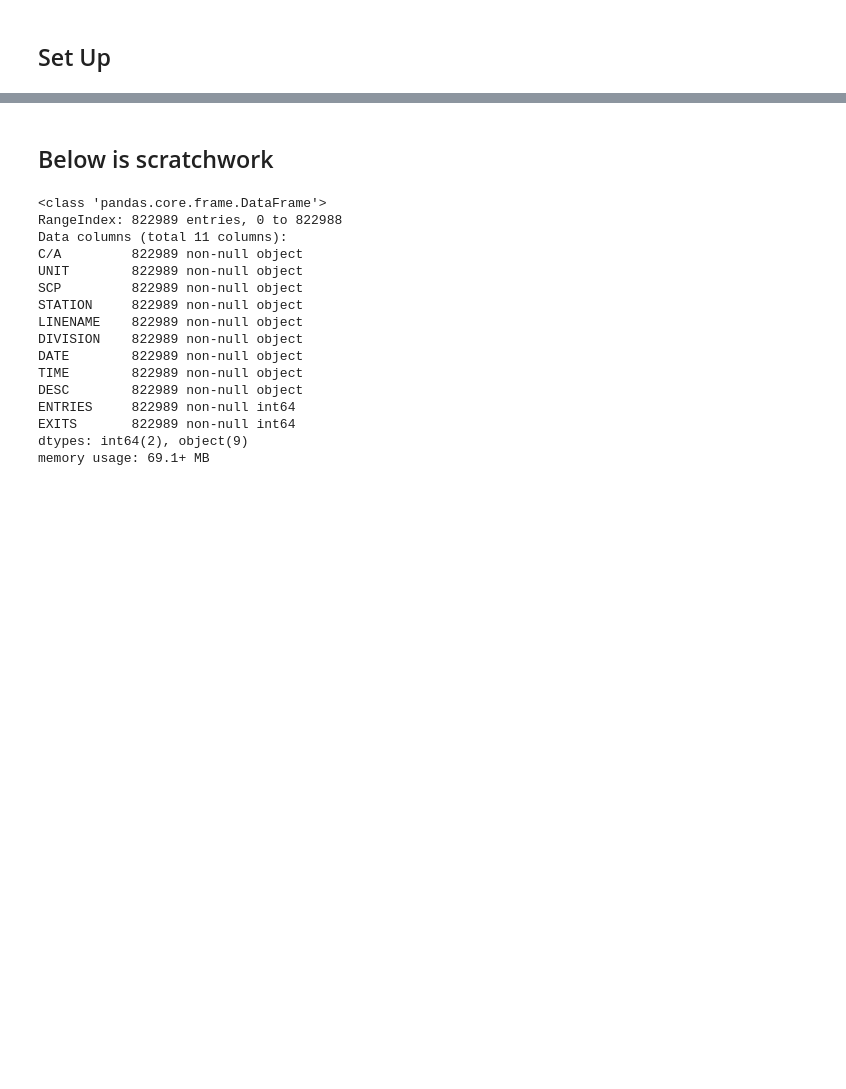
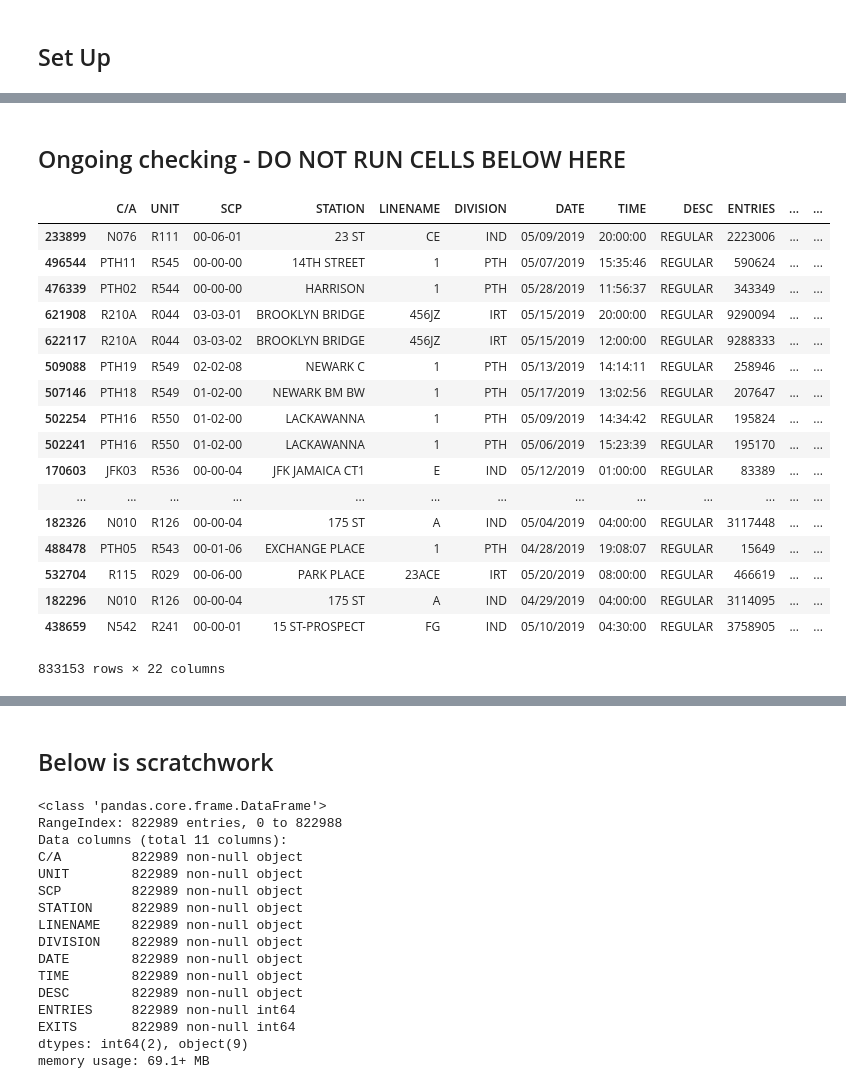
Before and after one commit to shreyak9/metis-project-1, a Jupyter notebook: project 1 functions.ipynb, the cells around one changed output, grey strips where cells are left out. Cells and saved outputs as stored; diff of their text form; code cells hidden in the pictures; blank space fills up the shorter version.

Commit message:
updated cleaning and function notebooks

```diff
--- a/project 1 functions.ipynb
+++ b/project 1 functions.ipynb
@@ -37,11 +63,14 @@ mta19_raw.head(5)
-# %%
-# Add and format new variables
-
-def data_clean(dfname,dfname2):
-    """
-    add and format new variables
-    """
-    return dfname2
-
-data_clean(mta19_raw, mta19)
-#etc. - can run it for multiple years
+# %%
+def time_interval(x):
+    if x in [0,1,2,3]:
+        return "0:00-03:59"
+    elif x in [4,5,6,7]:
+        return "04:00-07:59"
+    elif x in [8,9,10,11]:
+        return "08:00-11:59"
+    elif x in [12,13,14,15]:
+        return "12:00-15:59"
+    elif x in [16,17,18,19]:
+        return "16:00-19:59"
+    elif x in [20,21,22,23]:
+        return "20:00-23:59"
@@ -47,0 +169,23 @@ data_clean(mta19_raw, mta19)
+# %% [markdown]
+## Ongoing checking - DO NOT RUN CELLS BELOW HERE
+# %%
+mta19.sort_values(["entries_diff"], ascending=False)
+# %% [output]
+|  | C/A | UNIT | SCP | STATION | LINENAME | DIVISION | DATE | TIME | DESC | ENTRIES | ... | ... |
+| 233899 | N076 | R111 | 00-06-01 | 23 ST | CE | IND | 05/09/2019 | 20:00:00 | REGULAR | 2223006 | ... | ... |
+| 496544 | PTH11 | R545 | 00-00-00 | 14TH STREET | 1 | PTH | 05/07/2019 | 15:35:46 | REGULAR | 590624 | ... | ... |
+| 476339 | PTH02 | R544 | 00-00-00 | HARRISON | 1 | PTH | 05/28/2019 | 11:56:37 | REGULAR | 343349 | ... | ... |
+| 621908 | R210A | R044 | 03-03-01 | BROOKLYN BRIDGE | 456JZ | IRT | 05/15/2019 | 20:00:00 | REGULAR | 9290094 | ... | ... |
+| 622117 | R210A | R044 | 03-03-02 | BROOKLYN BRIDGE | 456JZ | IRT | 05/15/2019 | 12:00:00 | REGULAR | 9288333 | ... | ... |
+| 509088 | PTH19 | R549 | 02-02-08 | NEWARK C | 1 | PTH | 05/13/2019 | 14:14:11 | REGULAR | 258946 | ... | ... |
+| 507146 | PTH18 | R549 | 01-02-00 | NEWARK BM BW | 1 | PTH | 05/17/2019 | 13:02:56 | REGULAR | 207647 | ... | ... |
+| 502254 | PTH16 | R550 | 01-02-00 | LACKAWANNA | 1 | PTH | 05/09/2019 | 14:34:42 | REGULAR | 195824 | ... | ... |
+| 502241 | PTH16 | R550 | 01-02-00 | LACKAWANNA | 1 | PTH | 05/06/2019 | 15:23:39 | REGULAR | 195170 | ... | ... |
+| 170603 | JFK03 | R536 | 00-00-04 | JFK JAMAICA CT1 | E | IND | 05/12/2019 | 01:00:00 | REGULAR | 83389 | ... | ... |
+| ... | ... | ... | ... | ... | ... | ... | ... | ... | ... | ... | ... | ... |
+| 182326 | N010 | R126 | 00-00-04 | 175 ST | A | IND | 05/04/2019 | 04:00:00 | REGULAR | 3117448 | ... | ... |
+| 488478 | PTH05 | R543 | 00-01-06 | EXCHANGE PLACE | 1 | PTH | 04/28/2019 | 19:08:07 | REGULAR | 15649 | ... | ... |
+| 532704 | R115 | R029 | 00-06-00 | PARK PLACE | 23ACE | IRT | 05/20/2019 | 08:00:00 | REGULAR | 466619 | ... | ... |
+| 182296 | N010 | R126 | 00-00-04 | 175 ST | A | IND | 04/29/2019 | 04:00:00 | REGULAR | 3114095 | ... | ... |
+| 438659 | N542 | R241 | 00-00-01 | 15 ST-PROSPECT | FG | IND | 05/10/2019 | 04:30:00 | REGULAR | 3758905 | ... | ... |
+833153 rows × 22 columns
```
Also changed, not shown: parts of 14 cells of this notebook, 1 other file.
